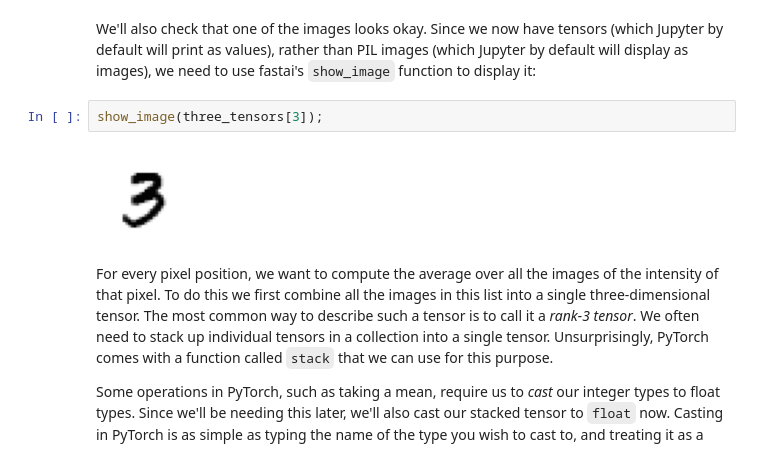
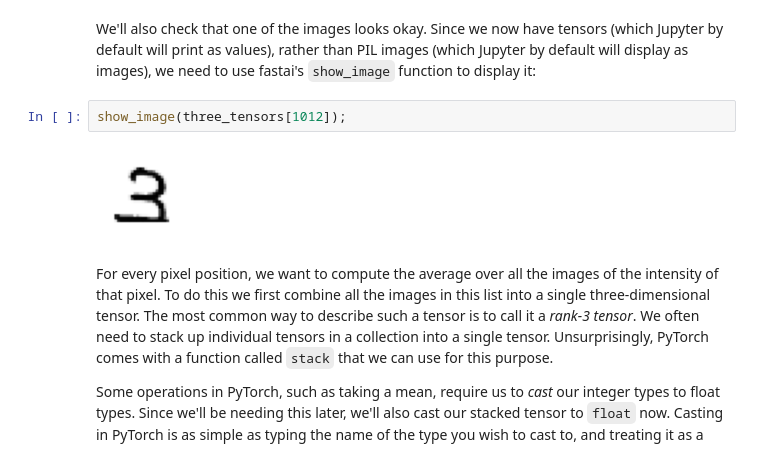
Before and after one commit to yasharthy/ML-practice, a Jupyter notebook: 04_mnist_basics.ipynb, the cells around one changed output. Cells and saved outputs as stored; diff of their text form.

```diff
--- a/04_mnist_basics.ipynb
+++ b/04_mnist_basics.ipynb
@@ -150,9 +155,9 @@ len(three_tensors),len(seven_tensors)
 # %% [markdown]
 We'll also check that one of the images looks okay. Since we now have tensors (which Jupyter by default will print as values), rather than PIL images (which Jupyter by default will display as images), we need to use fastai's `show_image` function to display it:
 # %%
-show_image(three_tensors[3]);
+show_image(three_tensors[1012]);
 # %% [output]
-[figure, old version]
+[figure, new version]
 # %% [markdown]
 For every pixel position, we want to compute the average over all the images of the intensity of that pixel. To do this we first combine all the images in this list into a single three-dimensional tensor. The most common way to describe such a tensor is to call it a *rank-3 tensor*. We often need to stack up individual tensors in a collection into a single tensor. Unsurprisingly, PyTorch comes with a function called `stack` that we can use for this purpose.
 
```
Also changed, not shown: parts of 44 cells of this notebook.
